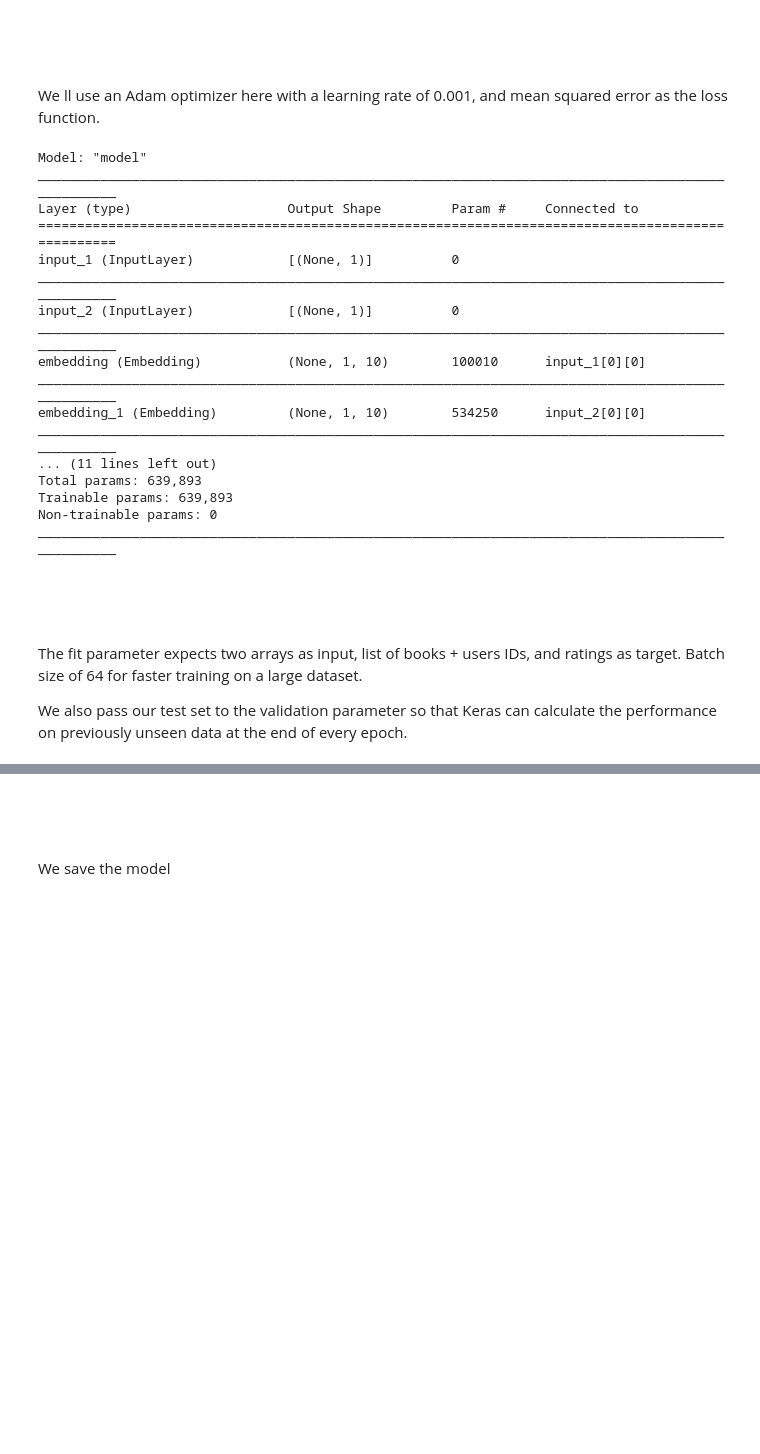
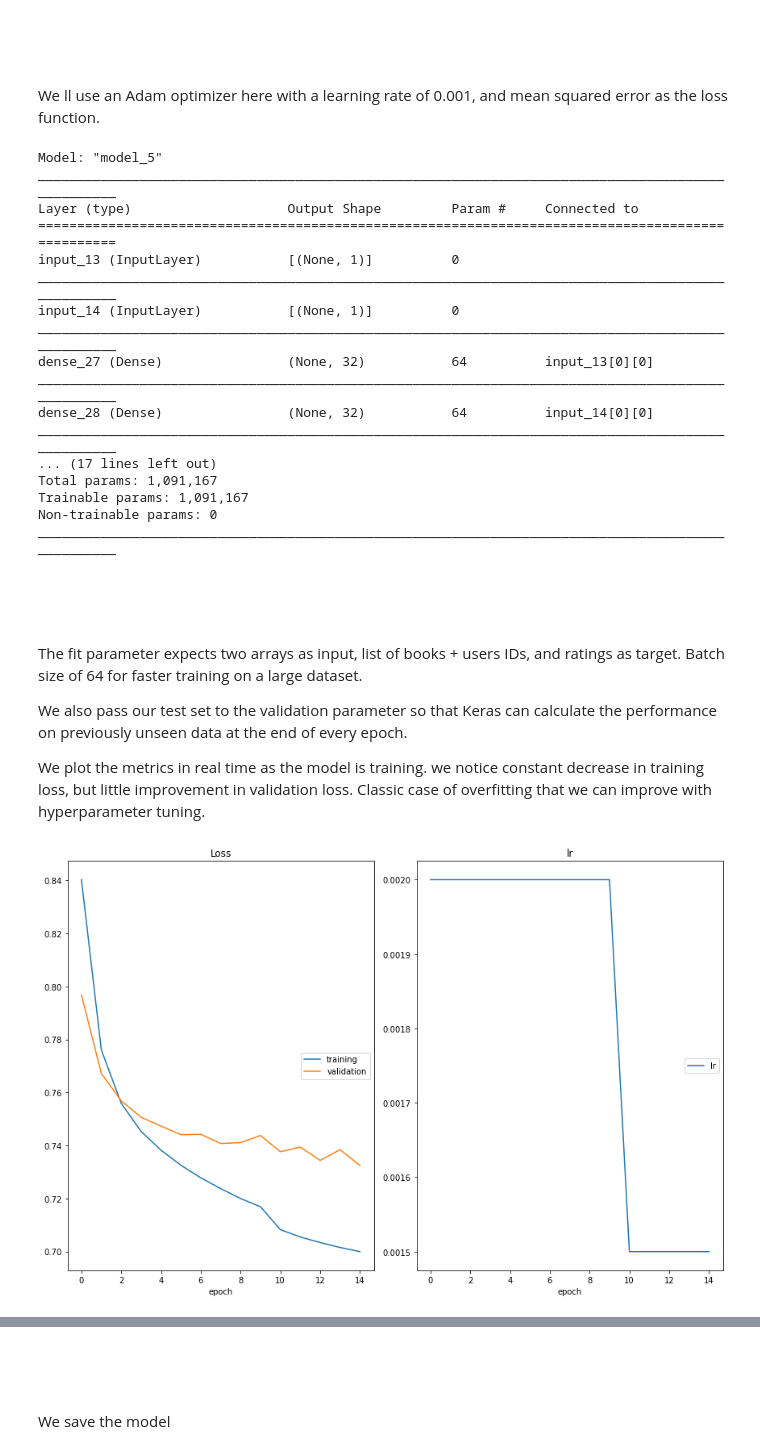
Before and after one commit to JK2018/project-Voltron-t-maj-800-Epitech-, a Jupyter notebook: 1/VoltronAIbookRecommender.ipynb, the cells around one changed output, grey strips where cells are left out. Drawn from its saved outputs; the diff is of its cells as text; code cells hidden in the pictures; blank space fills up the shorter version.

```diff
--- a/1/VoltronAIbookRecommender.ipynb
+++ b/1/VoltronAIbookRecommender.ipynb
@@ -118,41 +121,47 @@ Finally we simply concatenate the books and the user embedding layer together, a
 # %%
 #Book input network
 input_books = tf.layers.Input(shape=[1])
-embed_books = tf.layers.Embedding(nbook_id + 1,10)(input_books)
+dense = tf.layers.Dense(32, activation="relu")
+xx = dense(input_books)
+embed_books = tf.layers.Embedding(nbook_id + 1,15)(xx)
 books_out = tf.layers.Flatten()(embed_books)
 
 #user input network
 input_users = tf.layers.Input(shape=[1])
-embed_users = tf.layers.Embedding(nuser_id + 1,10)(input_users)
+dense = tf.layers.Dense(32, activation="relu")
+yy = dense(input_users)
+embed_users = tf.layers.Embedding(nuser_id + 1,15)(yy)
 users_out = tf.layers.Flatten()(embed_users)
 
 conc_layer = tf.layers.Concatenate()([books_out, users_out])
-x = tf.layers.Dense(256, activation='relu')(conc_layer)
+x = tf.layers.Dense(128, activation='relu')(conc_layer)
+#x = tf.layers.Dropout(0.3)(x)
+x = tf.layers.Dense(128, activation='relu')(x)
 x_out = x = tf.layers.Dense(1, activation='relu')(x)
 model = tf.Model([input_books, input_users], x_out)
 # %% [markdown]
 <br/><br/><br/>
 We ll use an Adam optimizer here with a learning rate of 0.001, and mean squared error as the loss function.
 # %%
-opt = tf.optimizers.Adam(learning_rate=0.001)
+opt = tf.optimizers.Adam(learning_rate=0.002)
 model.compile(optimizer=opt, loss='mean_squared_error')
 model.summary()
 # %% [output]
-Model: "model"
+Model: "model_5"
 __________________________________________________________________________________________________
 Layer (type)                    Output Shape         Param #     Connected to
 ==================================================================================================
-input_1 (InputLayer)            [(None, 1)]          0
+input_13 (InputLayer)           [(None, 1)]          0
 __________________________________________________________________________________________________
-input_2 (InputLayer)            [(None, 1)]          0
+input_14 (InputLayer)           [(None, 1)]          0
 __________________________________________________________________________________________________
-embedding (Embedding)           (None, 1, 10)        100010      input_1[0][0]
+dense_27 (Dense)                (None, 32)           64          input_13[0][0]
 __________________________________________________________________________________________________
-embedding_1 (Embedding)         (None, 1, 10)        534250      input_2[0][0]
+dense_28 (Dense)                (None, 32)           64          input_14[0][0]
 __________________________________________________________________________________________________
-... (11 lines left out)
-Total params: 639,893
-Trainable params: 639,893
+... (17 lines left out)
+Total params: 1,091,167
+Trainable params: 1,091,167
 Non-trainable params: 0
 __________________________________________________________________________________________________
 # %% [markdown]
@@ -161,10 +170,25 @@ The fit parameter expects two arrays as input, list of books + users IDs, and ra
 Batch size of 64 for faster training on a large dataset.
 
 We also pass our test set to the validation parameter so that Keras can calculate the performance on previously unseen data at the end of every epoch.
+
+We plot the metrics in real time as the model is training.
+we notice constant decrease in training loss, but little improvement in validation loss. Classic case of overfitting that we can improve with hyperparameter tuning.
 # %%
+
+    # Create a callback to stop the model if overfits
+    early_stop = EarlyStopping(monitor='val_loss',patience=3)
+    lr_reduce = ReduceLROnPlateau(monitor='val_loss',
+                                  factor=0.75,
+                                  patience=2,
+                                  verbose=2,
+                                  mode='auto')
+
+
 hist = model.fit([Xtrain.book_id, Xtrain.user_id], Xtrain.rating,
-                 batch_size=64,
-                 epochs=10,
+                 batch_size=128,
+                 epochs=15,
                  verbose=1,
-                 validation_data=([Xtest.book_id, Xtest.user_id], Xtest.rating))
+                 validation_data=([Xtest.book_id, Xtest.user_id], Xtest.rating),
+                 callbacks=[early_stop,lr_reduce,PlotLossesKeras()])
 # %% [output]
+[figure, added]
```
Also changed, not shown: parts of 18 cells of this notebook, 5 other files.
